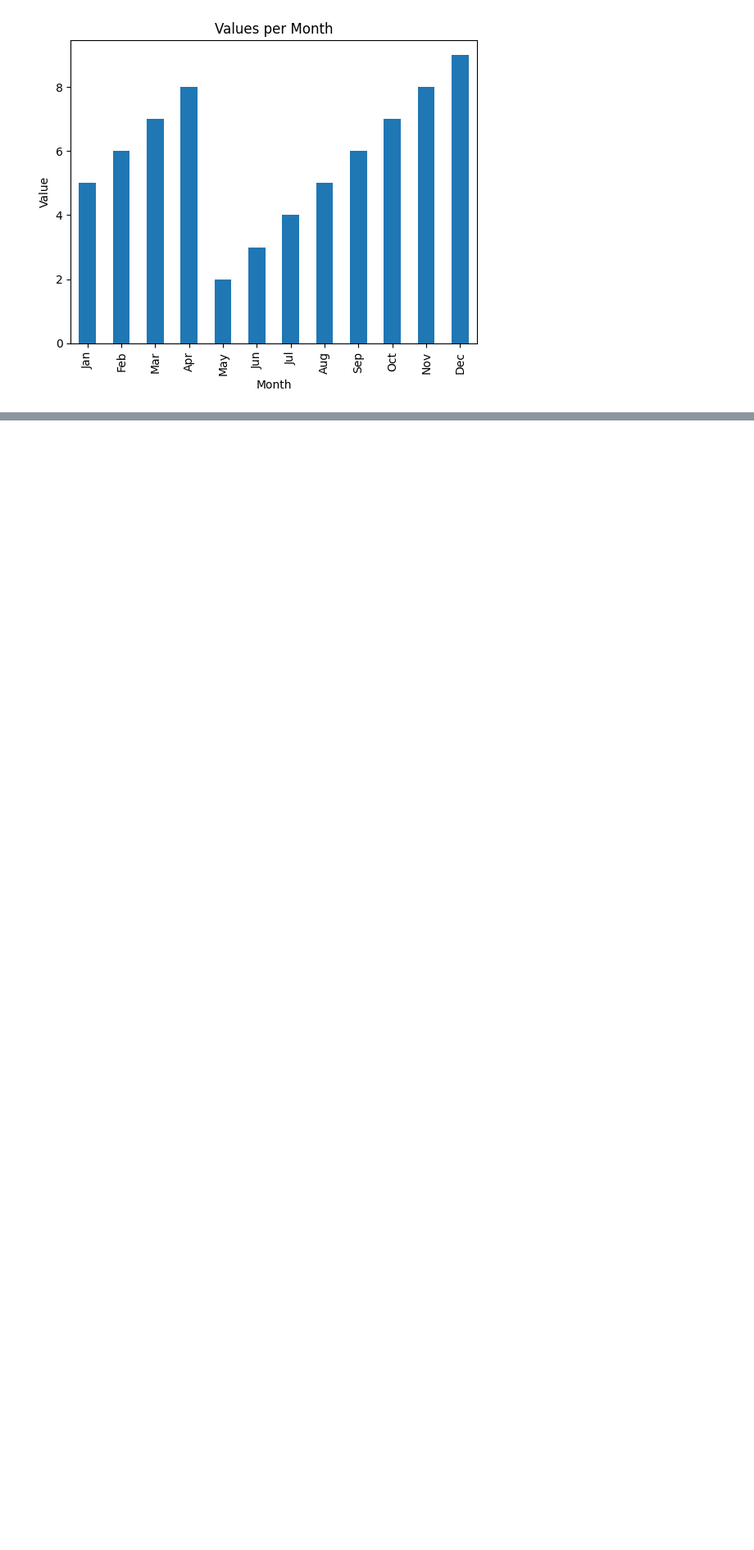
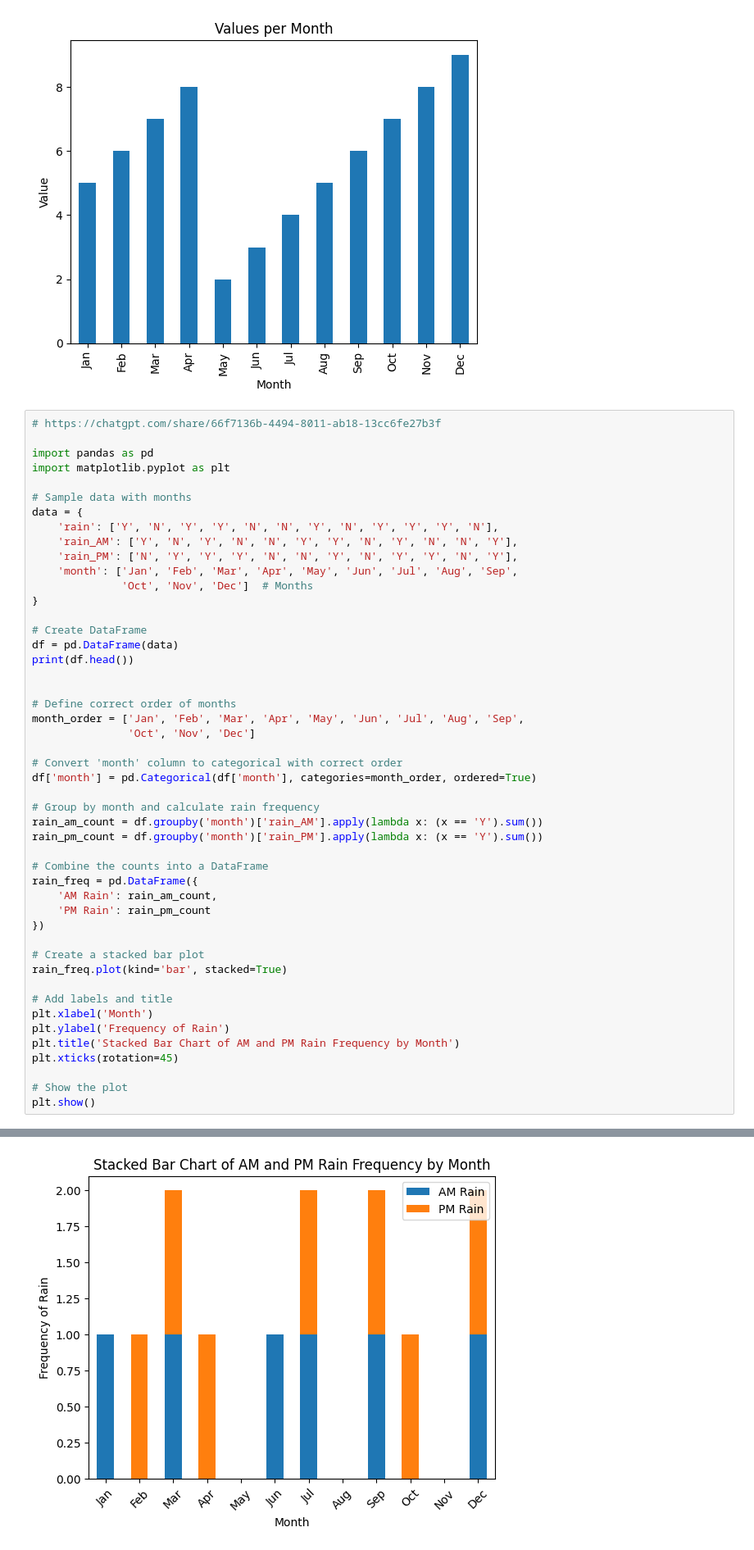
Before and after one commit to fischettijw/Abigail_ScienceFair_2024-25_082224, a Jupyter notebook: sandbox/AM - PM.ipynb, the cells around one changed output, grey strips where cells are left out. Shown at 82% size. Cells and saved outputs as stored; diff of their text form; blank space fills up the shorter version.

```diff
--- a/sandbox/AM - PM.ipynb
+++ b/sandbox/AM - PM.ipynb
@@ -207,3 +207,52 @@ plt.title('Values per Month')
 plt.show()
 # %% [output]
 [figure]
+# %%
+# https://chatgpt.com/share/66f7136b-4494-8011-ab18-13cc6fe27b3f
+
+import pandas as pd
+import matplotlib.pyplot as plt
+
+# Sample data with months
+data = {
+    'rain': ['Y', 'N', 'Y', 'Y', 'N', 'N', 'Y', 'N', 'Y', 'Y', 'Y', 'N'],
+    'rain_AM': ['Y', 'N', 'Y', 'N', 'N', 'Y', 'Y', 'N', 'Y', 'N', 'N', 'Y'],
+    'rain_PM': ['N', 'Y', 'Y', 'Y', 'N', 'N', 'Y', 'N', 'Y', 'Y', 'N', 'Y'],
+    'month': ['Jan', 'Feb', 'Mar', 'Apr', 'May', 'Jun', 'Jul', 'Aug', 'Sep',
+              'Oct', 'Nov', 'Dec']  # Months
+}
+
+# Create DataFrame
+df = pd.DataFrame(data)
+print(df.head())
+
+
+# Define correct order of months
+month_order = ['Jan', 'Feb', 'Mar', 'Apr', 'May', 'Jun', 'Jul', 'Aug', 'Sep',
+               'Oct', 'Nov', 'Dec']
+
+# Convert 'month' column to categorical with correct order
+df['month'] = pd.Categorical(df['month'], categories=month_order, ordered=True)
+
+# Group by month and calculate rain frequency
+rain_am_count = df.groupby('month')['rain_AM'].apply(lambda x: (x == 'Y').sum())
+rain_pm_count = df.groupby('month')['rain_PM'].apply(lambda x: (x == 'Y').sum())
+
+# Combine the counts into a DataFrame
+rain_freq = pd.DataFrame({
+    'AM Rain': rain_am_count,
+    'PM Rain': rain_pm_count
+})
+
+# Create a stacked bar plot
+rain_freq.plot(kind='bar', stacked=True)
+
+# Add labels and title
+plt.xlabel('Month')
+plt.ylabel('Frequency of Rain')
+plt.title('Stacked Bar Chart of AM and PM Rain Frequency by Month')
+plt.xticks(rotation=45)
+
+# Show the plot
+plt.show()
+# %% [output]
@@ -209,0 +265 @@ plt.show()
+[figure, added]
```
Also changed, not shown: parts of 1 cell of this notebook.
